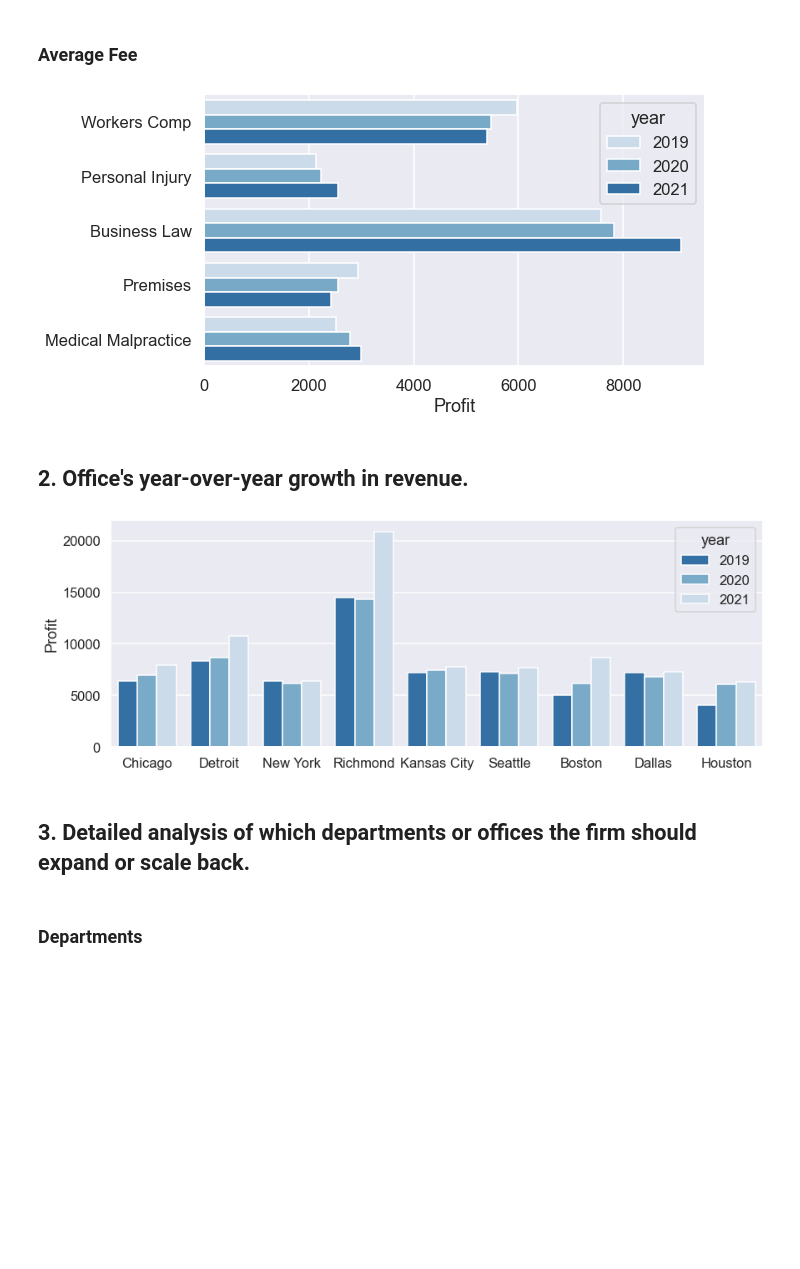
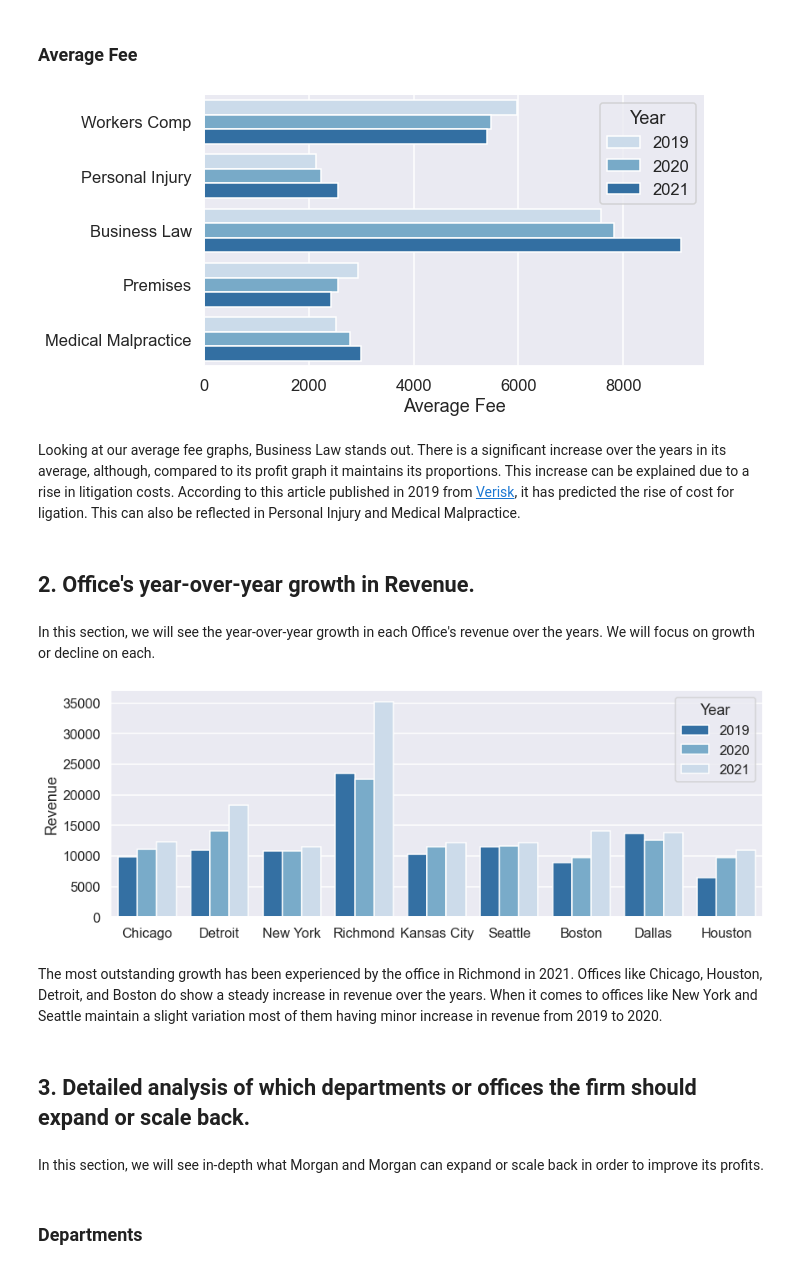
Before and after one commit to carlosiruiz/mnm-data_analyst, a Jupyter notebook: Lawfirm_Analysis.ipynb, the cells around one changed output. Drawn from its saved outputs; the diff is of its cells as text; code cells hidden in the pictures; blank space fills up the shorter version.

```diff
--- a/Lawfirm_Analysis.ipynb
+++ b/Lawfirm_Analysis.ipynb
@@ -13 +11,5 @@ emp=pd.read_excel('employee.xlsx')
+# %%
+#loading sheets
+settle= pd.read_excel('Business Analyst Evaluation.xlsx',sheet_name='Settlement Data')
+emp=pd.read_excel('Business Analyst Evaluation.xlsx',sheet_name='Employee Data')
 # %% [markdown]
@@ -40,23 +54,33 @@ sns.set('talk')
 ax=sns.catplot(
     y='Department',x='Case Expenses',ci=None,hue='year',data=growth,
     kind='bar',dodge = True,aspect=2,palette="Blues", legend_out=False)\
-    .set( xlabel='Profit',ylabel='')
+    .set( xlabel='Average Fee',ylabel='')
+plt.legend(title='Year')
 plt.savefig('yavgex',transparent=True)
 # %% [output]
-[figure, old version]
+[figure, new version]
+# %% [markdown]
+Looking at our average fee graphs, Business Law stands out. There is a significant increase over the years in its average, although, compared to its profit graph it maintains its proportions. This increase can be explained due to a rise in litigation costs. According to this article published in 2019 from [Verisk](https://www.verisk.com/insurance/visualize/litigation-insights-offer-the-key-to-rising-claim-costs/), it has predicted the rise of cost for ligation. This can also be reflected in Personal Injury and Medical Malpractice.
 # %% [markdown]
-## 2. Office's year-over-year growth in revenue.
+## 2. Office's year-over-year growth in Revenue.
+# %% [markdown]
+In this section, we will see the year-over-year growth in each Office's revenue over the years. We will focus on growth or decline on each.
 # %%
 sns.set('talk')
 ax=sns.catplot(
-    x='Office',y='profit',hue='year',data=growth,dodge = True,ci=None,kind='bar',
+    x='Office',y='Settlement Amount',hue='year',data=growth,dodge = True,ci=None,kind='bar',
     aspect=2.5,palette="Blues_r", legend_out=False)\
-    .set( ylabel='Profit',xlabel='')
+    .set( ylabel='Revenue',xlabel='')
+plt.legend(title='Year')
 plt.savefig('yrovyr',transparent=True)
 # %% [output]
-[figure, old version]
+[figure, new version]
+# %% [markdown]
+The most outstanding growth has been experienced by the office in Richmond in 2021. Offices like Chicago, Houston, Detroit, and Boston do show a steady increase in revenue over the years. When it comes to offices like New York and Seattle maintain a slight variation most of them having minor increase in revenue from 2019 to 2020.
 # %% [markdown]
 ## 3. Detailed analysis of which departments or offices the firm should expand or scale back.
+# %% [markdown]
+In this section, we will see in-depth what Morgan and Morgan can expand or scale back in order to improve its profits.
 # %% [markdown]
 ### Departments
 # %%
```
Also changed, not shown: parts of 34 cells of this notebook, 11 other files.
